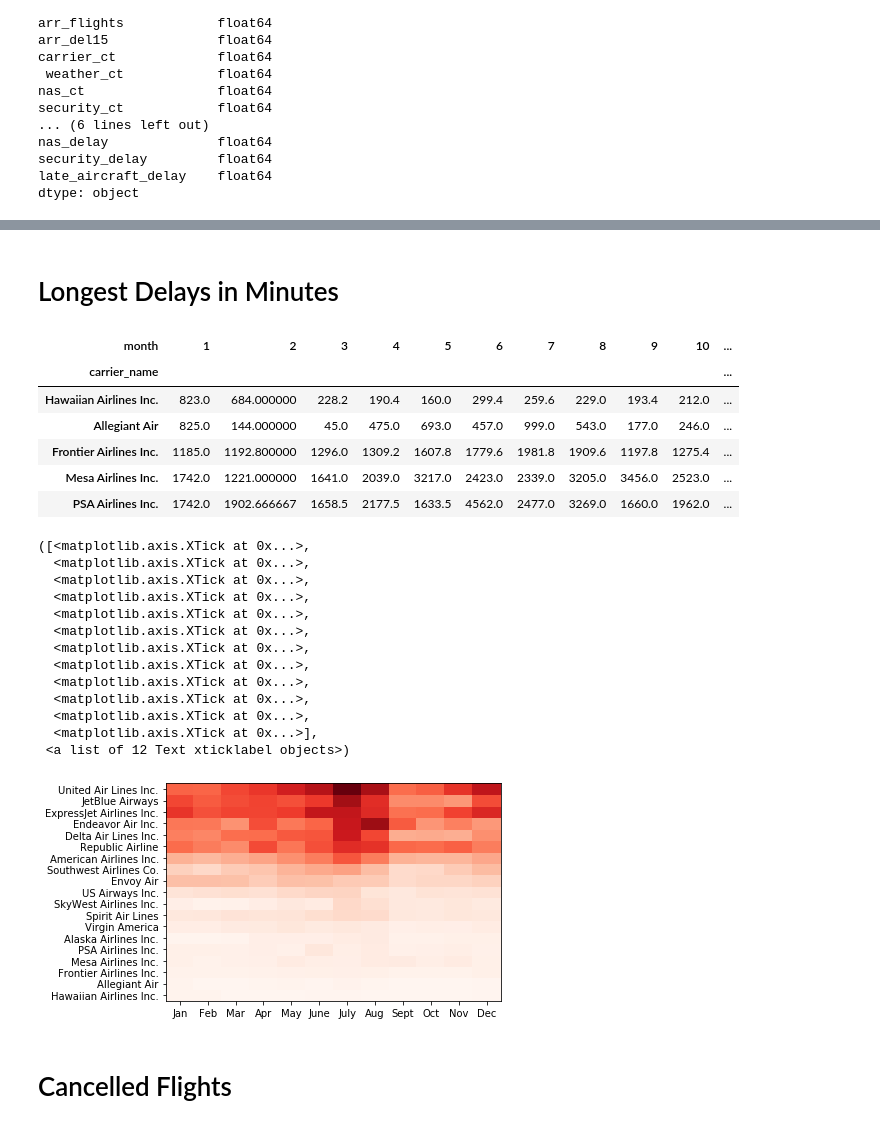
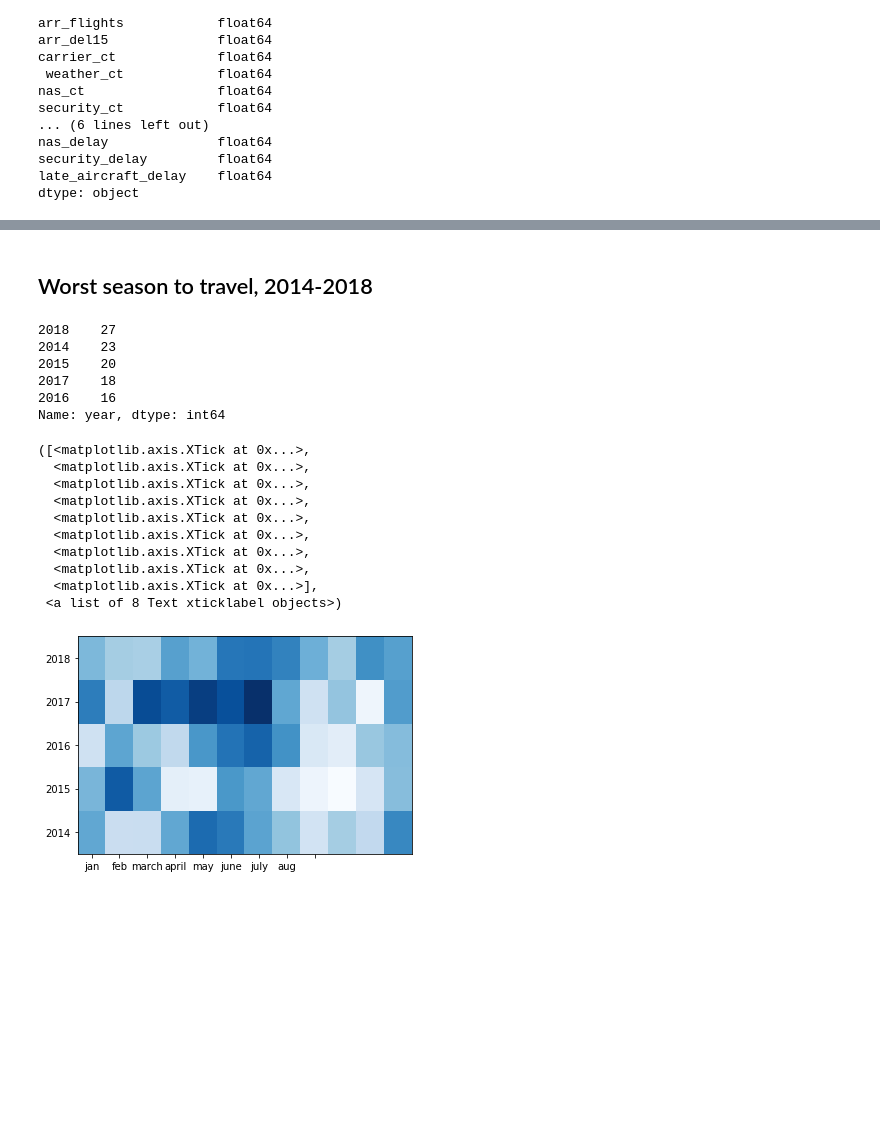
Before and after one commit to elenamlutz/data-studio-projects, a Jupyter notebook: Week 3/Airline Delays, 2014-2018.ipynb, the cells around one changed output, grey strips where cells are left out. Saved outputs shown, nothing was run; the diff lists cells and outputs as text; code cells hidden in the pictures; blank space fills up the shorter version.

```diff
--- a/Week 3/Airline Delays, 2014-2018.ipynb
+++ b/Week 3/Airline Delays, 2014-2018.ipynb
@@ -58,3 +95,7 @@ df = df.drop(['carrier'], axis=1)
+# %%
+df['seasons'] = df.month.copy()
+# %%
+df=df.replace({'seasons':seasons})
 # %%
 df.head()
 # %% [output]
@@ -96,5 +122,7 @@ AirTran Airways Corporation       8
 Name: carrier_name, dtype: int64
-# %% [markdown]
-# Longest Delays in Minutes
+# %% [markdown]
+## Worst season to travel, 2014-2018
+# %%
+df['ratio_delays'] = (df['arr_del15'] * 100)/(df['arr_flights'])
 # %%
-delays = df.pivot_table(columns='month', index='carrier_name', values='arr_delay')#.reset_index()
+delays_peryear = df.pivot_table(columns='month', index='year', values='ratio_delays')#.reset_index()
@@ -105,37 +129,33 @@ delays = delays.dropna()
-# %%
-delays.head()
-# %% [output]
-| month | 1 | 2 | 3 | 4 | 5 | 6 | 7 | 8 | 9 | 10 | ... |
-| carrier_name |  |  |  |  |  |  |  |  |  |  | ... |
-| Hawaiian Airlines Inc. | 823.0 | 684.000000 | 228.2 | 190.4 | 160.0 | 299.4 | 259.6 | 229.0 | 193.4 | 212.0 | ... |
-| Allegiant Air | 825.0 | 144.000000 | 45.0 | 475.0 | 693.0 | 457.0 | 999.0 | 543.0 | 177.0 | 246.0 | ... |
-| Frontier Airlines Inc. | 1185.0 | 1192.800000 | 1296.0 | 1309.2 | 1607.8 | 1779.6 | 1981.8 | 1909.6 | 1197.8 | 1275.4 | ... |
-| Mesa Airlines Inc. | 1742.0 | 1221.000000 | 1641.0 | 2039.0 | 3217.0 | 2423.0 | 2339.0 | 3205.0 | 3456.0 | 2523.0 | ... |
-| PSA Airlines Inc. | 1742.0 | 1902.666667 | 1658.5 | 2177.5 | 1633.5 | 4562.0 | 2477.0 | 3269.0 | 1660.0 | 1962.0 | ... |
+# %%
+df[(df.month==10)].year.value_counts()
+# %% [output]
+2018    27
+2014    23
+2015    20
+2017    18
+2016    16
+Name: year, dtype: int64
 # %%
-plt.pcolor(delays, cmap='Reds')
+plt.pcolor(delays_peryear, cmap='Blues')
 
-tick_labels = delays.index
+tick_labels = delays_peryear.index
 tick_locations = np.arange(0.5, len(tick_labels), 1)
 plt.yticks(tick_locations, tick_labels)
 
-tick_labels = ['Jan', 'Feb', 'Mar', 'Apr', 'May', 'June', 'July', 'Aug', 'Sept', 'Oct', 'Nov', 'Dec']
-tick_locations = [0.5, 1.5, 2.5, 3.5, 4.5, 5.5, 6.5, 7.5, 8.5, 9.5, 10.5, 11.5]
+tick_labels = ['jan', 'feb', 'march', 'april', 'may', 'june', 'july', 'aug']
+tick_locations = [0.5, 1.5,2.5,3.5, 4.5, 5.5, 6.5, 7.5, 8.5]
 plt.xticks(tick_locations, tick_labels)
+
+# plt.savefig('delaysheatmapsample.pdf')
 # %% [output]
 ([<matplotlib.axis.XTick at 0x...>,
   <matplotlib.axis.XTick at 0x...>,
   <matplotlib.axis.XTick at 0x...>,
   <matplotlib.axis.XTick at 0x...>,
   <matplotlib.axis.XTick at 0x...>,
   <matplotlib.axis.XTick at 0x...>,
   <matplotlib.axis.XTick at 0x...>,
   <matplotlib.axis.XTick at 0x...>,
-  <matplotlib.axis.XTick at 0x...>,
-  <matplotlib.axis.XTick at 0x...>,
-  <matplotlib.axis.XTick at 0x...>,
   <matplotlib.axis.XTick at 0x...>],
- <a list of 12 Text xticklabel objects>)
+ <a list of 8 Text xticklabel objects>)
-[figure, old version]
+[figure, new version]
-# %% [markdown]
-# Cancelled Flights
```
Also changed, not shown: parts of 89 cells of this notebook.
